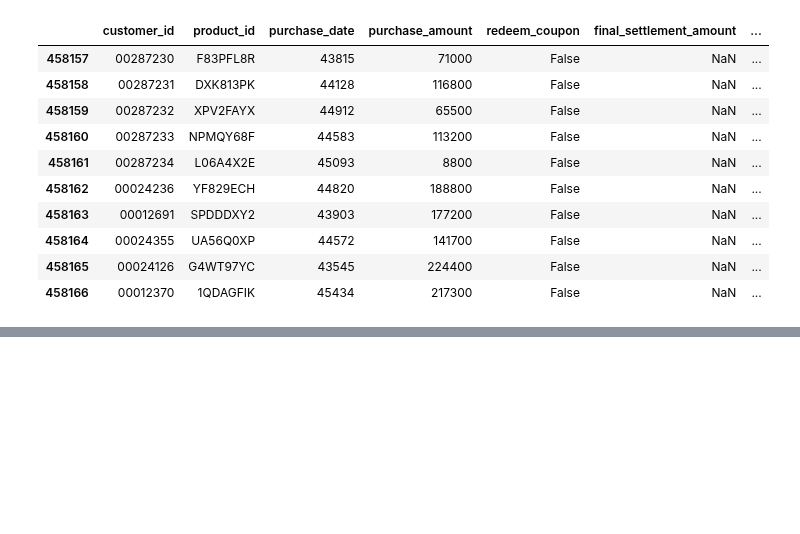
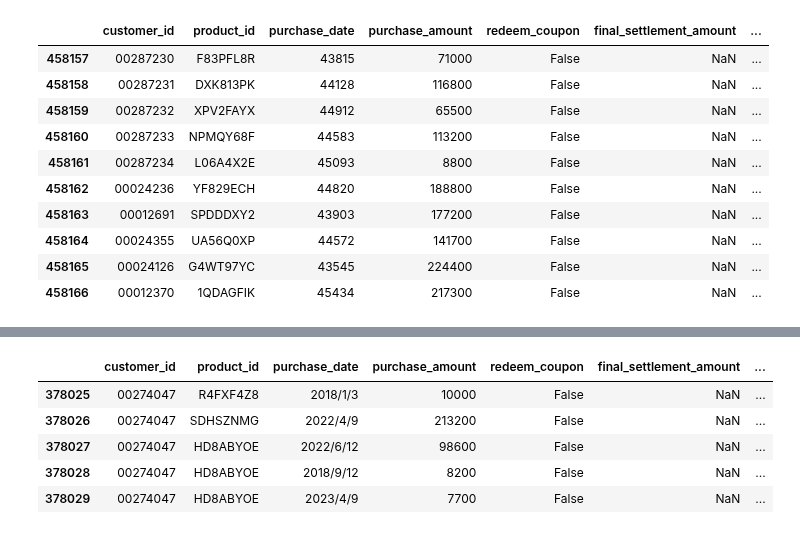
Before and after one commit to maton369/Data_Preprocessing_For_Data_Analyze, a Jupyter notebook: code/05_sort_filter.ipynb, the cells around one changed output, grey strips where cells are left out. Cells and saved outputs as stored; diff of their text form; code cells hidden in the pictures; blank space fills up the shorter version.

```diff
--- a/code/05_sort_filter.ipynb
+++ b/code/05_sort_filter.ipynb
@@ -187,0 +201,11 @@ last_10_rows
+# %%
+# 指定したcustomer_idが'00274047'に該当するデータのみを抽出
+df_selected = df[df["customer_id"] == "00274047"]
+df_selected
+# %% [output]
+|  | customer_id | product_id | purchase_date | purchase_amount | redeem_coupon | final_settlement_amount | ... |
+| 378025 | 00274047 | R4FXF4Z8 | 2018/1/3 | 10000 | False | NaN | ... |
+| 378026 | 00274047 | SDHSZNMG | 2022/4/9 | 213200 | False | NaN | ... |
+| 378027 | 00274047 | HD8ABYOE | 2022/6/12 | 98600 | False | NaN | ... |
+| 378028 | 00274047 | HD8ABYOE | 2018/9/12 | 8200 | False | NaN | ... |
+| 378029 | 00274047 | HD8ABYOE | 2023/4/9 | 7700 | False | NaN | ... |
```
Also changed, not shown: parts of 3 cells of this notebook.
